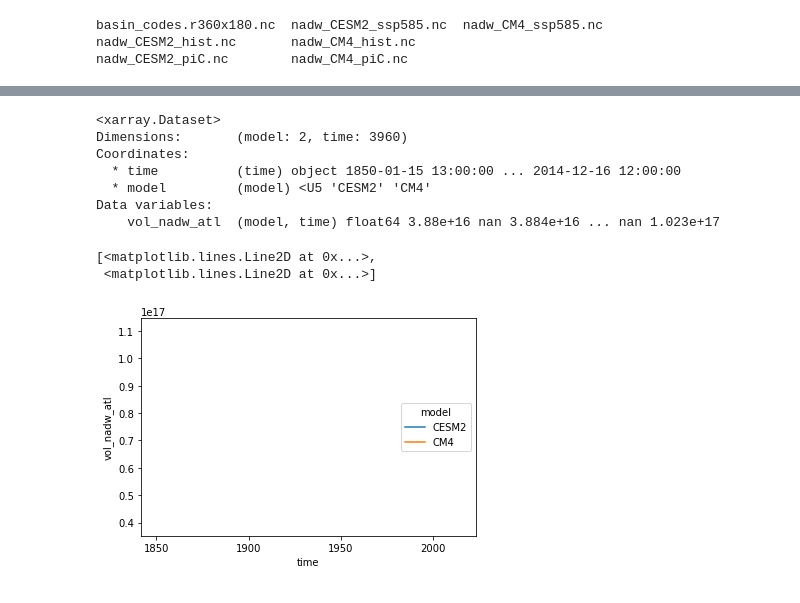
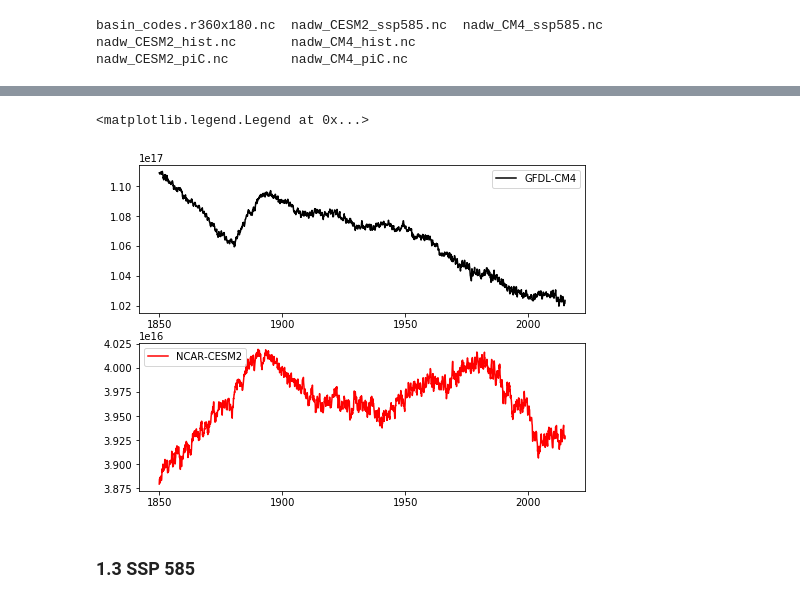
Before and after one commit to raphaeldussin/cmip6hack_water_masses_future, a Jupyter notebook: notebooks/Results.ipynb, the cells around one changed output, grey strips where cells are left out. Cells and saved outputs as stored; diff of their text form; code cells hidden in the pictures.

```diff
--- a/notebooks/Results.ipynb
+++ b/notebooks/Results.ipynb
@@ -28,9 +44,16 @@ ds_nadw_piC['vol_nadw_atl'].plot.line(x='time')
 # %%
 plt.figure(figsize=[8,6])
-plt.subplot(211)
-plt.plot(ds_nadw_CESM2_piC['time'], ds_nadw_CESM2_piC['vol_nadw_atl'], 'r')
-plt.xlim=[0,1200]
-plt.subplot(212)
-plt.plot(ds_nadw_CM4_piC['time'], ds_nadw_CM4_piC['vol_nadw_atl'], 'k')
-plt.xlim=[0,1200]
+ax1 = plt.subplot(211)
+plt.plot(ds_nadw_CM4_hist['time'], ds_nadw_CM4_hist['vol_nadw_atl'], 'k')
+plt.legend(['GFDL-CM4'])
+#ax1.set_xlim([hist_start, hist_end])
+ax2 = plt.subplot(212)
+plt.plot(ds_nadw_CESM2_hist['time'], ds_nadw_CESM2_hist['vol_nadw_atl'], 'r')
+#ax2.set_xlim([hist_start, hist_end])
+plt.legend(['NCAR-CESM2'])
+# %% [output]
+<matplotlib.legend.Legend at 0x...>
+[figure, added]
+# %% [markdown]
+### 1.3 SSP 585
 # %%
@@ -42,16 +61,0 @@ ds_nadw_hist['model'] = ['CESM2', 'CM4']
-# %%
-ds_nadw_hist
-# %% [output]
-<xarray.Dataset>
-Dimensions:       (model: 2, time: 3960)
-Coordinates:
-  * time          (time) object 1850-01-15 13:00:00 ... 2014-12-16 12:00:00
-  * model         (model) <U5 'CESM2' 'CM4'
-Data variables:
-    vol_nadw_atl  (model, time) float64 3.88e+16 nan 3.884e+16 ... nan 1.023e+17
-# %%
-ds_nadw_hist['vol_nadw_atl'].plot.line(x='time')
-# %% [output]
-[<matplotlib.lines.Line2D at 0x...>,
- <matplotlib.lines.Line2D at 0x...>]
-[figure, removed]
```
Also changed, not shown: parts of 21 cells of this notebook, 1 other file.
